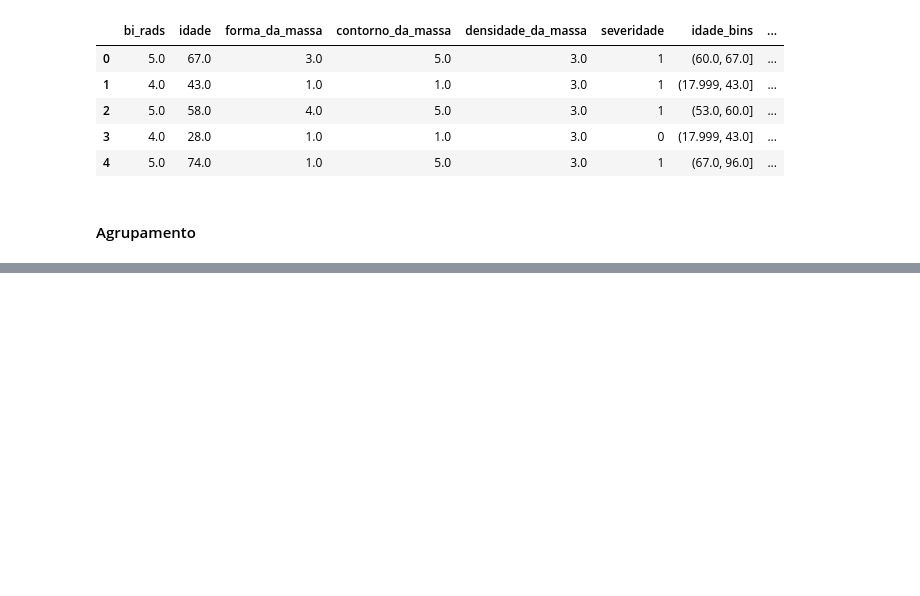
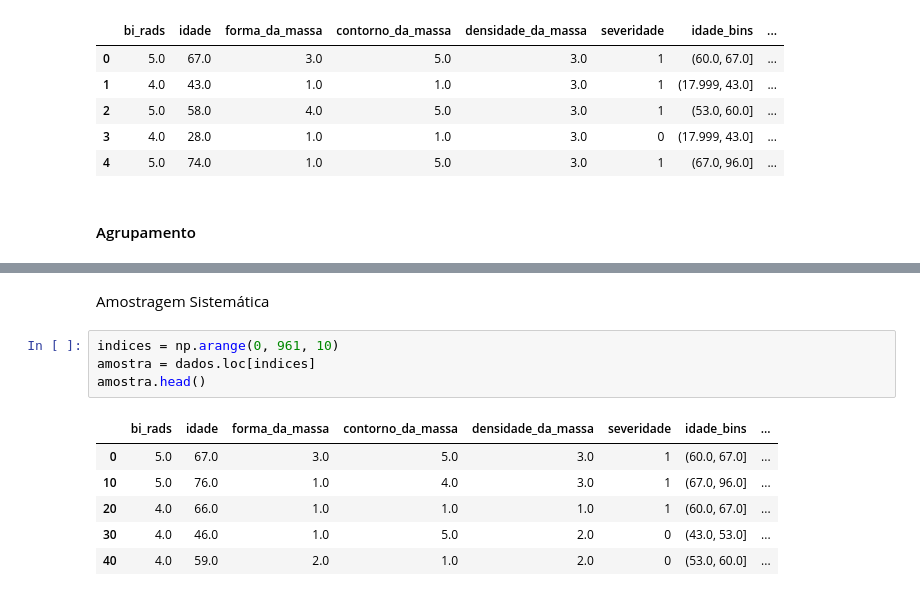
Before and after one commit to LilianeAquino/introducao_mineracao_de_dados, a Jupyter notebook: 02_pré_processamento_de_dados.ipynb, the cells around one changed output, grey strips where cells are left out. Drawn from its saved outputs; the diff is of its cells as text; blank space fills up the shorter version.

```diff
--- a/02_pré_processamento_de_dados.ipynb
+++ b/02_pré_processamento_de_dados.ipynb
@@ -257,0 +346,13 @@ dados.sample()
+# %% [markdown]
+Amostragem Sistemática
+# %%
+indices = np.arange(0, 961, 10)
+amostra = dados.loc[indices]
+amostra.head()
+# %% [output]
+|  | bi_rads | idade | forma_da_massa | contorno_da_massa | densidade_da_massa | severidade | idade_bins | ... |
+| 0 | 5.0 | 67.0 | 3.0 | 5.0 | 3.0 | 1 | (60.0, 67.0] | ... |
+| 10 | 5.0 | 76.0 | 1.0 | 4.0 | 3.0 | 1 | (67.0, 96.0] | ... |
+| 20 | 4.0 | 66.0 | 1.0 | 1.0 | 1.0 | 1 | (60.0, 67.0] | ... |
+| 30 | 4.0 | 46.0 | 1.0 | 5.0 | 2.0 | 0 | (43.0, 53.0] | ... |
+| 40 | 4.0 | 59.0 | 2.0 | 1.0 | 2.0 | 0 | (53.0, 60.0] | ... |
```
Also changed, not shown: parts of 18 cells of this notebook.
